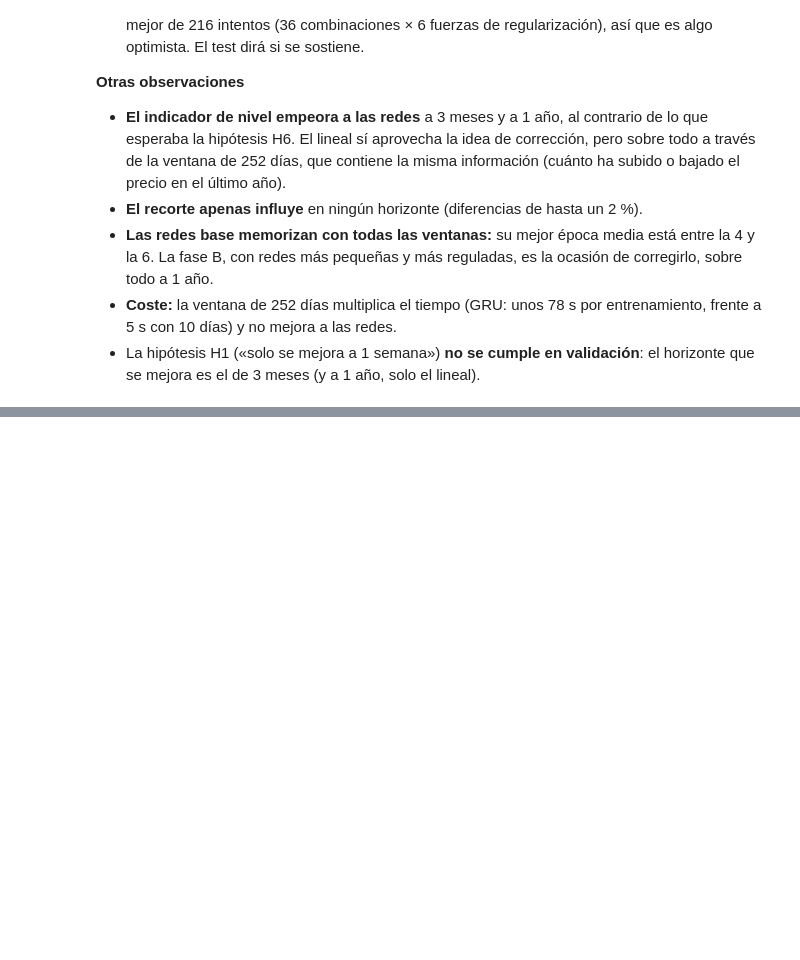
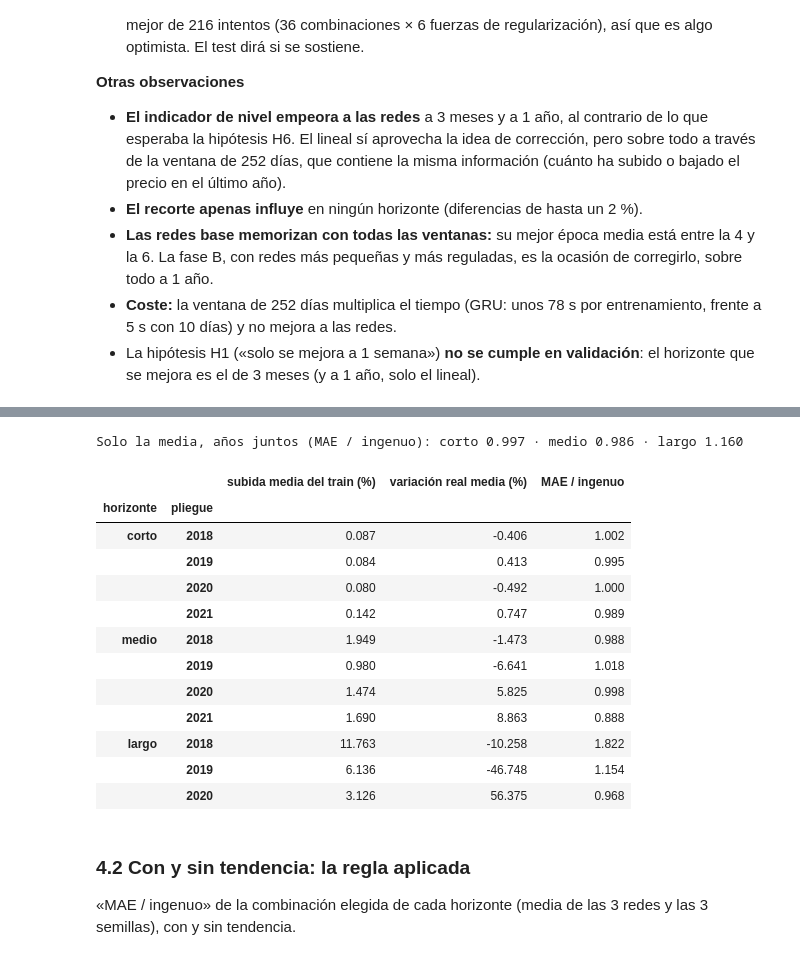
Before and after one commit to PabloJimenezGirardeau/Caso-Oil-Price, a Jupyter notebook: notebooks/03_modelado.ipynb, the cells around one changed output, grey strips where cells are left out. Saved outputs shown, nothing was run; the diff lists cells and outputs as text; code cells hidden in the pictures; blank space fills up the shorter version.

```diff
--- a/notebooks/03_modelado.ipynb
+++ b/notebooks/03_modelado.ipynb
@@ -440,0 +645,27 @@ Mejor modelo lineal de cada horizonte, año a año (MAE / ingenuo):
+# %%
+elegidas = ex.eleccion(resultados, nuevas)
+solo_media = pd.DataFrame(ex.solo_la_media(list(elegidas.values())))
+juntos = ex.resumir(solo_media).set_index("horizonte")["MAE / ingenuo"].reindex(list(config.HORIZONTES))
+print("Solo la media, años juntos (MAE / ingenuo): "
+      + " · ".join(f"{h} {v:.3f}" for h, v in juntos.items()))
+(solo_media.set_index(["horizonte", "pliegue"])
+ [["subida media del train (%)", "variación real media (%)", "MAE / ingenuo"]].round(3))
+# %% [output]
+Solo la media, años juntos (MAE / ingenuo): corto 0.997 · medio 0.986 · largo 1.160
+|  |  | subida media del train (%) | variación real media (%) | MAE / ingenuo |
+| horizonte | pliegue |  |  |  |
+| corto | 2018 | 0.087 | -0.406 | 1.002 |
+|  | 2019 | 0.084 | 0.413 | 0.995 |
+|  | 2020 | 0.080 | -0.492 | 1.000 |
+|  | 2021 | 0.142 | 0.747 | 0.989 |
+| medio | 2018 | 1.949 | -1.473 | 0.988 |
+|  | 2019 | 0.980 | -6.641 | 1.018 |
+|  | 2020 | 1.474 | 5.825 | 0.998 |
+|  | 2021 | 1.690 | 8.863 | 0.888 |
+| largo | 2018 | 11.763 | -10.258 | 1.822 |
+|  | 2019 | 6.136 | -46.748 | 1.154 |
+|  | 2020 | 3.126 | 56.375 | 0.968 |
+# %% [markdown]
+### 4.2 Con y sin tendencia: la regla aplicada
+
+«MAE / ingenuo» de la combinación elegida de cada horizonte (media de las 3 redes y las 3 semillas), con y sin tendencia.
```
Also changed, not shown: parts of 29 cells of this notebook, 14 other files.
